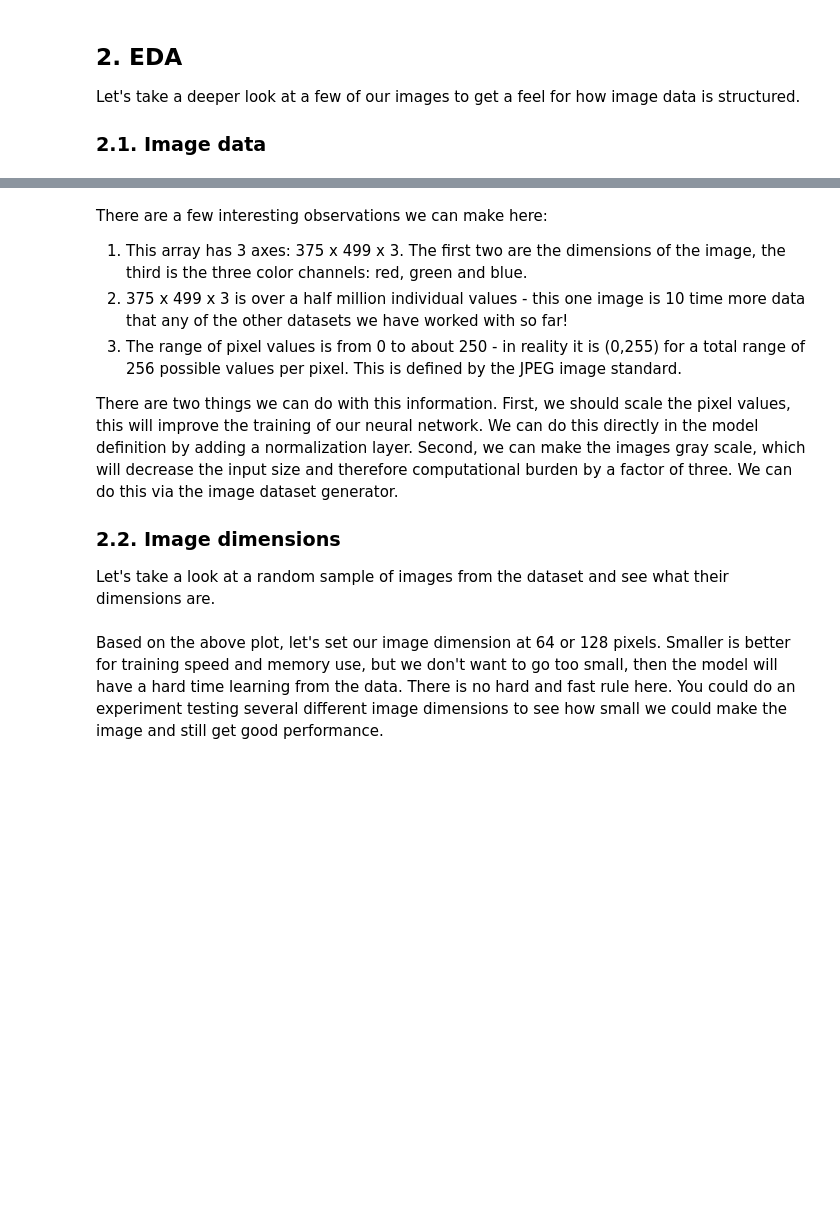
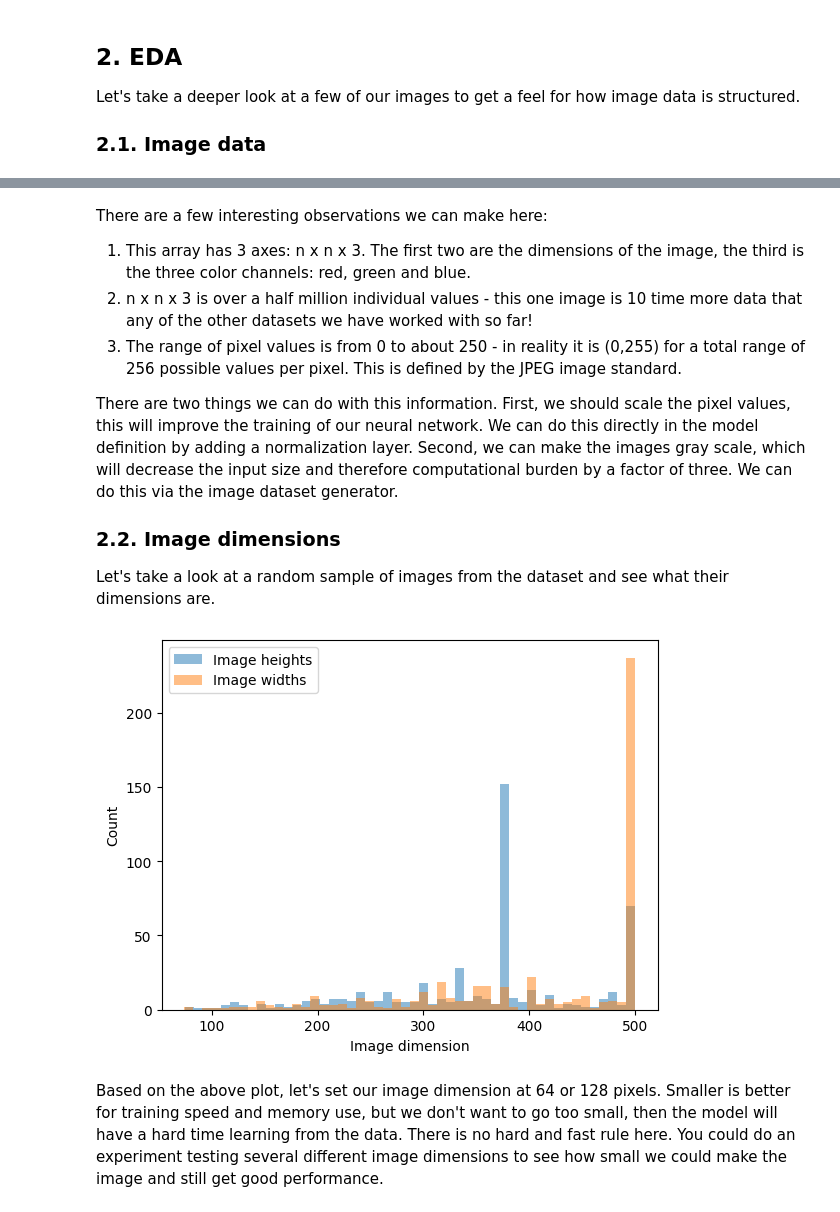
Before and after one commit to 4GeeksAcademy/gperdrizet-image-classification, a Jupyter notebook: notebooks/tensorflow_cnn_classifier.ipynb, the cells around one changed output, grey strips where cells are left out. Cells and saved outputs as stored; diff of their text form; code cells hidden in the pictures; blank space fills up the shorter version.

```diff
--- a/notebooks/tensorflow_cnn_classifier.ipynb
+++ b/notebooks/tensorflow_cnn_classifier.ipynb
@@ -101,13 +80,0 @@ fig.tight_layout()
-# %%
-# Plot some of the cat and dog images
-fig, axs=plt.subplots(3,2,figsize=(6, 4))
-
-for cat, dog, row in zip(validation_cats, validation_dogs, axs):
-    for animal, ax in zip([cat, dog], row):
-        animal=image.load_img(animal)
-        animal=image.img_to_array(animal)
-        animal/=255.0
-        ax.imshow(animal)
-        ax.axis('off')
-
-fig.tight_layout()
@@ -144,8 +112,8 @@ plt.show()
 # %% [markdown]
 There are a few interesting observations we can make here:
 
-1. This array has 3 axes: 375 x 499 x 3. The first two are the dimensions of the image, the third is the three color channels: red, green and blue.
-2. 375 x 499 x 3 is over a half million individual values - this one image is 10 time more data that any of the other datasets we have worked with so far!
+1. This array has 3 axes: n x n x 3. The first two are the dimensions of the image, the third is the three color channels: red, green and blue.
+2. n x n x 3 is over a half million individual values - this one image is 10 time more data that any of the other datasets we have worked with so far!
 3. The range of pixel values is from 0 to about 250 - in reality it is (0,255) for a total range of 256 possible values per pixel. This is defined by the JPEG image standard.
 
 There are two things we can do with this information. First, we should scale the pixel values, this will improve the training of our neural network. We can do this directly in the model definition by adding a normalization layer. Second, we can make the images gray scale, which will decrease the input size and therefore computational burden by a factor of three. We can do this via the image dataset generator.
@@ -155,32 +123,34 @@ There are two things we can do with this information. First, we should scale the
 Let's take a look at a random sample of images from the dataset and see what their dimensions are.
 # %%
 # Get a random sample of images, half cats and half dogs
-sample_size=100
-sample=random.sample(training_dogs, sample_size//2)
-sample+=random.sample(training_cats, sample_size//2)
+sample_size = 500
+sample = random.sample(training_dogs, sample_size//2)
+sample += random.sample(training_cats, sample_size//2)
 
 # Collectors for data
-heights=[]
-widths=[]
+heights = []
+widths = []
 
 # Loop on the sample images
 for sample_image in sample:
 
     # Load the image and convert it to an array
-    sample_image=image.load_img(sample_image)
-    sample_image=image.img_to_array(sample_image)
+    sample_image = image.load_img(sample_image)
+    sample_image = image.img_to_array(sample_image)
 
     # Get the width and height and add to collections
     heights.append(sample_image.shape[0])
     widths.append(sample_image.shape[1])
 
 # Plot results as a histogram
 plt.hist(heights, bins=50, alpha=0.5, label='Image heights')
 plt.hist(widths, bins=50, alpha=0.5, label='Image widths')
 plt.xlabel('Image dimension')
 plt.ylabel('Count')
 plt.legend(loc='best')
 plt.show()
+# %% [output]
+[figure, added]
 # %% [markdown]
 Based on the above plot, let's set our image dimension at 64 or 128 pixels. Smaller is better for training speed and memory use, but we don't want to go too small, then the model will have a hard time learning from the data. There is no hard and fast rule here. You could do an experiment testing several different image dimensions to see how small we could make the image and still get good performance.
 # %% [markdown]
```
Also changed, not shown: parts of 20 cells of this notebook.
